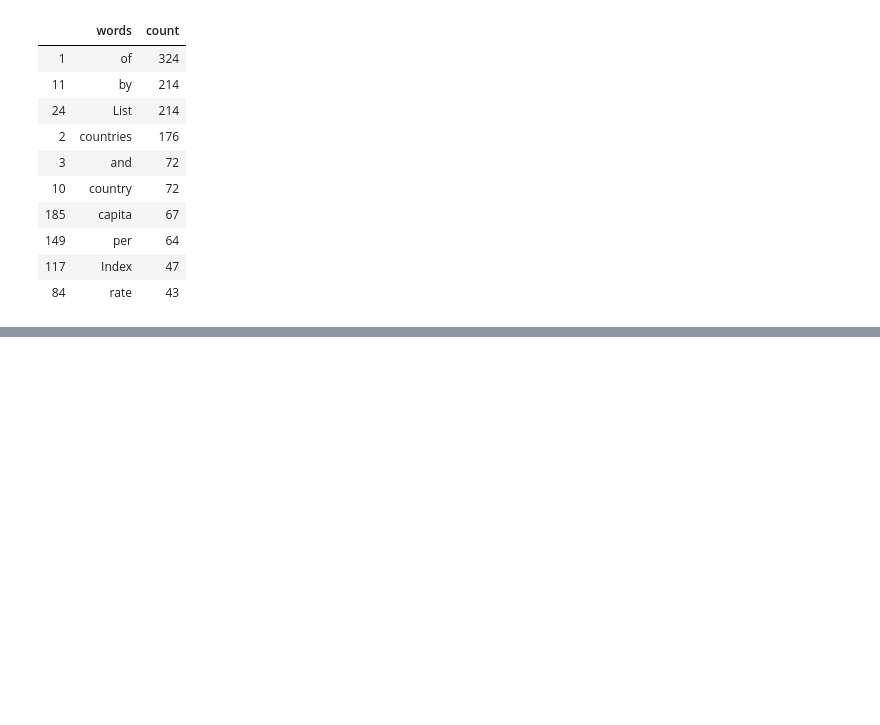
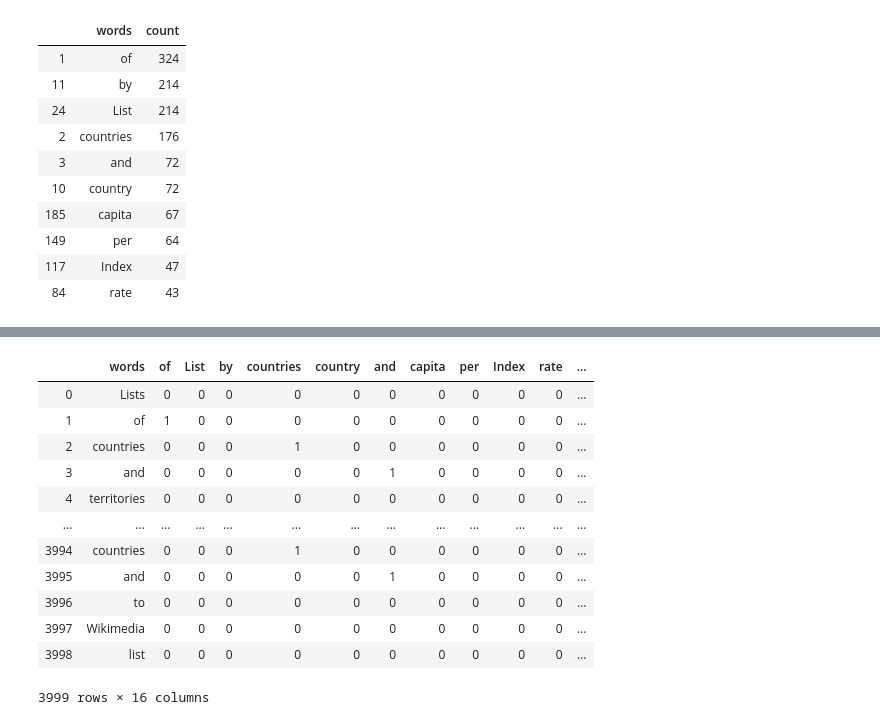
Before and after one commit to ash0411/adhoc-training-projects-notes, a Jupyter notebook: practice/Untitled.ipynb, the cells around one changed output, grey strips where cells are left out. Drawn from its saved outputs; the diff is of its cells as text; code cells hidden in the pictures; blank space fills up the shorter version.

```diff
--- a/practice/Untitled.ipynb
+++ b/practice/Untitled.ipynb
@@ -148,0 +252,16 @@ Top_data
+# %%
+ df1
+# %% [output]
+|  | words | of | List | by | countries | country | and | capita | per | Index | rate | ... |
+| 0 | Lists | 0 | 0 | 0 | 0 | 0 | 0 | 0 | 0 | 0 | 0 | ... |
+| 1 | of | 1 | 0 | 0 | 0 | 0 | 0 | 0 | 0 | 0 | 0 | ... |
+| 2 | countries | 0 | 0 | 0 | 1 | 0 | 0 | 0 | 0 | 0 | 0 | ... |
+| 3 | and | 0 | 0 | 0 | 0 | 0 | 1 | 0 | 0 | 0 | 0 | ... |
+| 4 | territories | 0 | 0 | 0 | 0 | 0 | 0 | 0 | 0 | 0 | 0 | ... |
+| ... | ... | ... | ... | ... | ... | ... | ... | ... | ... | ... | ... | ... |
+| 3994 | countries | 0 | 0 | 0 | 1 | 0 | 0 | 0 | 0 | 0 | 0 | ... |
+| 3995 | and | 0 | 0 | 0 | 0 | 0 | 1 | 0 | 0 | 0 | 0 | ... |
+| 3996 | to | 0 | 0 | 0 | 0 | 0 | 0 | 0 | 0 | 0 | 0 | ... |
+| 3997 | Wikimedia | 0 | 0 | 0 | 0 | 0 | 0 | 0 | 0 | 0 | 0 | ... |
+| 3998 | list | 0 | 0 | 0 | 0 | 0 | 0 | 0 | 0 | 0 | 0 | ... |
+3999 rows × 16 columns
```
Also changed, not shown: parts of 11 cells of this notebook, 3 other files.
